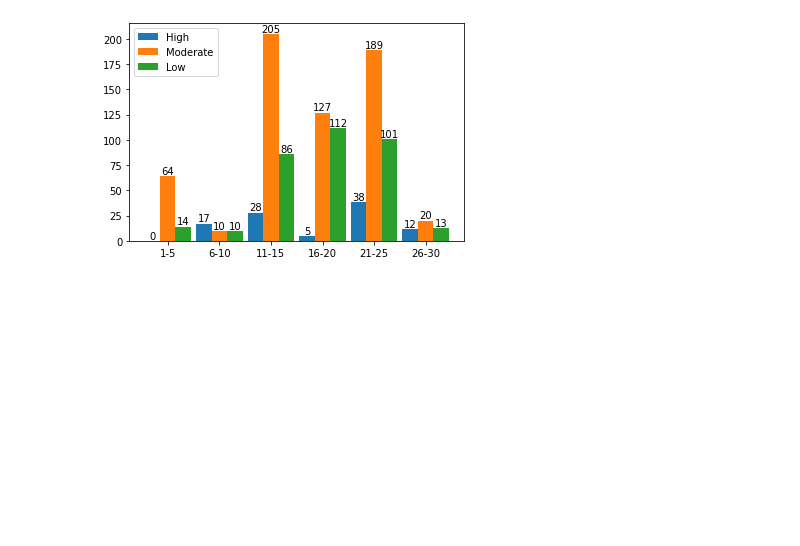
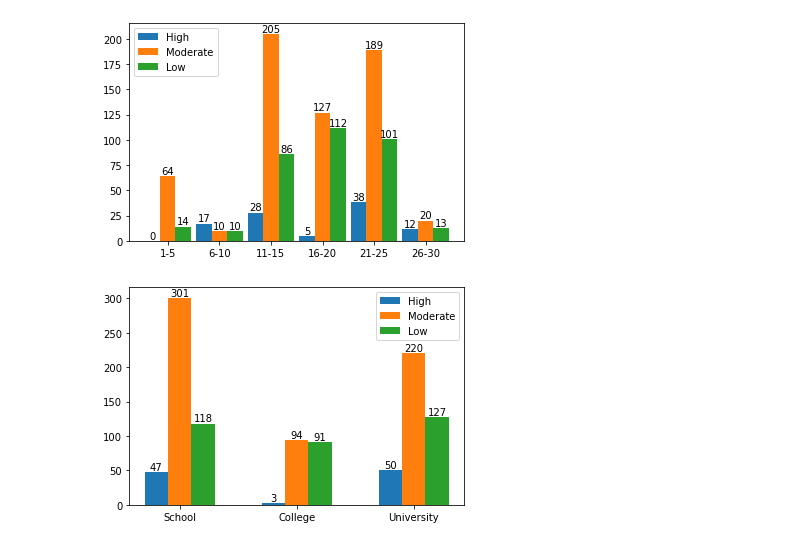
Before and after one commit to TakanashiXny/Introduction-of-DaSE, a Jupyter notebook: final/final_task.ipynb, the cells around one changed output. Saved outputs shown, nothing was run; the diff lists cells and outputs as text; code cells hidden in the pictures; blank space fills up the shorter version.

```diff
--- a/final/final_task.ipynb
+++ b/final/final_task.ipynb
@@ -138,7 +207,6 @@ Name: Gender, dtype: int64
 学生年龄分布
 # %%
 Age = data.groupby('Age')['Age'].count()
-Age = Age.reindex(['1-5', '6-10', '11-15', '16-20', '21-25', '26-30'])
 print(Age)
 # %% [output]
 Age
@@ -477,18 +544,19 @@ moderate = [Gender_Adapt['Boy']['Moderate'], Gender_Adapt['Girl']['Moderate']]
 low = [Gender_Adapt['Boy']['Low'], Gender_Adapt['Girl']['Low']]
 
 
+count = Gender.count()
 width = 0.2
-x = np.arange(Gender.count())
+x = np.arange(count)
 plt.bar(x, high, width=width, label='High')
-for i in range(Gender.count()):
+for i in range(count):
     plt.text(x[i], high[i], high[i], va='bottom', ha='center')
 plt.bar(x+width, moderate, width=width, label='Moderate')
-for i in range(Gender.count()):
+for i in range(count):
     plt.text(x[i]+width, moderate[i], moderate[i], va='bottom', ha='center')
 plt.bar(x+2*width, low, width=width, label='Low')
-for i in range(Gender.count()):
+for i in range(count):
     plt.text(x[i]+2*width, low[i], low[i], va='bottom', ha='center')
-plt.xticks(x+width, labels=['Boy', 'Girl'])
+plt.xticks(x+width, labels=gender)
 plt.legend()
 plt.show()
 # %% [output]
@@ -501,19 +569,44 @@ moderate = [Age_Adapt['1-5']['Moderate'], Age_Adapt['6-10']['Moderate'], Age_Ada
 low = [Age_Adapt['1-5']['Low'], Age_Adapt['6-10']['Low'], Age_Adapt['11-15']['Low'], Age_Adapt['16-20']['Low'],
        Age_Adapt['21-25']['Low'], Age_Adapt['26-30']['Low']]
 
+
+count = Age.count()
 width = 0.3
-x = np.arange(Age.count())
+x = np.arange(count)
 plt.bar(x, high, width=width, label='High')
-for i in range(Age.count()):
+for i in range(count):
     plt.text(x[i], high[i], high[i], va='bottom', ha='center')
 plt.bar(x+width, moderate, width=width, label='Moderate')
-for i in range(Age.count()):
+for i in range(count):
     plt.text(x[i]+width, moderate[i], moderate[i], va='bottom', ha='center')
 plt.bar(x+2*width, low, width=width, label='Low')
-for i in range(Age.count()):
+for i in range(count):
     plt.text(x[i]+2*width, low[i], low[i], va='bottom', ha='center')
-plt.xticks(x+width, labels=['1-5', '6-10', '11-15', '16-20', '21-25', '26-30'])
+plt.xticks(x+width, labels=age)
 plt.legend()
 plt.show()
 # %% [output]
 [figure]
+# %%
+high = [Education_Adapt['School']['High'], Education_Adapt['College']['High'], Education_Adapt['University']['High']]
+moderate = [Education_Adapt['School']['Moderate'], Education_Adapt['College']['Moderate'], Education_Adapt['University']['Moderate']]
+low = [Education_Adapt['School']['Low'], Education_Adapt['College']['Low'], Education_Adapt['University']['Low']]
+
+
+count = Education.count()
+width = 0.2
+x = np.arange(count)
+plt.bar(x, high, width=width, label='High')
+for i in range(count):
+    plt.text(x[i], high[i], high[i], va='bottom', ha='center')
+plt.bar(x+width, moderate, width=width, label='Moderate')
+for i in range(count):
+    plt.text(x[i]+width, moderate[i], moderate[i], va='bottom', ha='center')
+plt.bar(x+2*width, low, width=width, label='Low')
+for i in range(count):
+    plt.text(x[i]+2*width, low[i], low[i], va='bottom', ha='center')
+plt.xticks(x+width, labels=education)
+plt.legend()
+plt.show()
+# %% [output]
+[figure, added]
```
Also changed, not shown: parts of 17 cells of this notebook.
